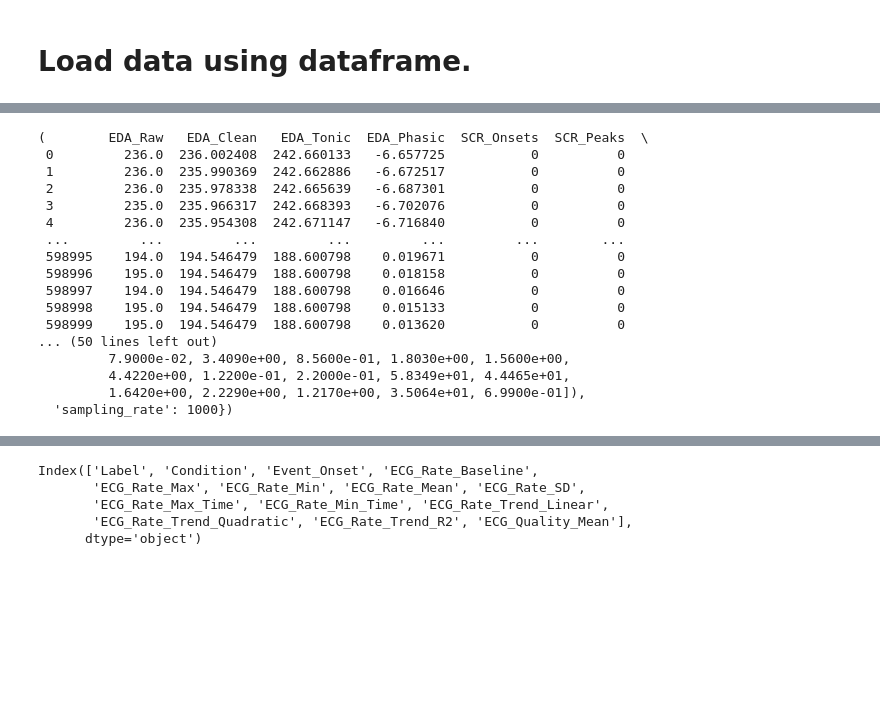
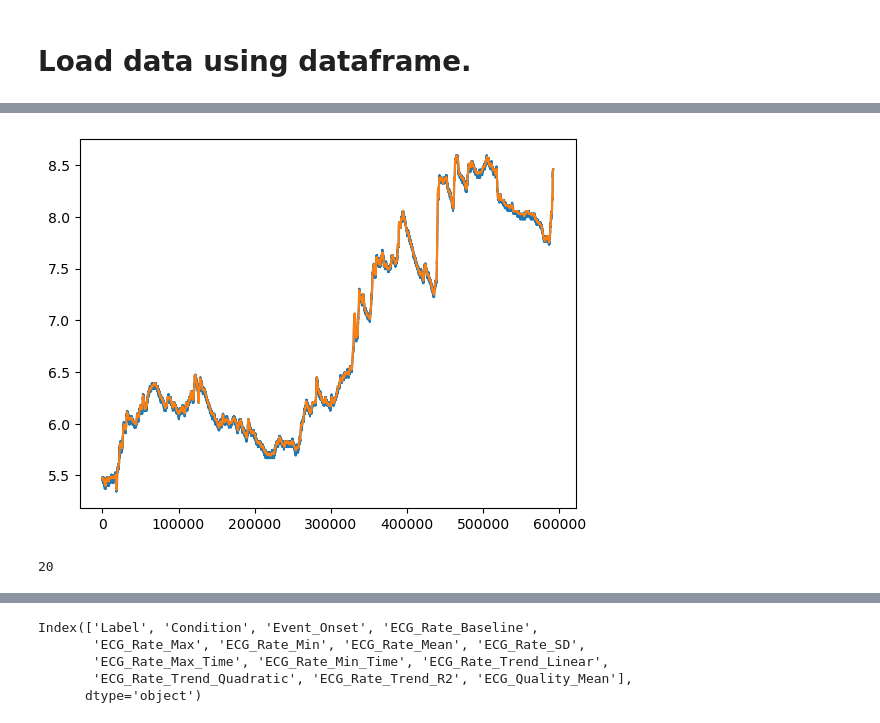
Before and after one commit to Daniel-Agostinho/Universidade_Verao_24, a Jupyter notebook: visualization.ipynb, the cells around one changed output, grey strips where cells are left out. Saved outputs shown, nothing was run; the diff lists cells and outputs as text; code cells hidden in the pictures; blank space fills up the shorter version.

```diff
--- a/visualization.ipynb
+++ b/visualization.ipynb
@@ -119,26 +143,36 @@ averages
 # %%
-import neurokit2 as nk
+
+# Load data from file
+eda = data['EDA']
 
 # compute the EDA features
-eda_features = nk.eda_process(data['EDA'], sampling_rate=1000)
-
-# display the features
-eda_features
+eda_features = nk.eda_process(eda, sampling_rate=1000)
-# %% [output]
-(        EDA_Raw   EDA_Clean   EDA_Tonic  EDA_Phasic  SCR_Onsets  SCR_Peaks  \
- 0         236.0  236.002408  242.660133   -6.657725           0          0
- 1         236.0  235.990369  242.662886   -6.672517           0          0
- 2         236.0  235.978338  242.665639   -6.687301           0          0
- 3         235.0  235.966317  242.668393   -6.702076           0          0
- 4         236.0  235.954308  242.671147   -6.716840           0          0
- ...         ...         ...         ...         ...         ...        ...
- 598995    194.0  194.546479  188.600798    0.019671           0          0
- 598996    195.0  194.546479  188.600798    0.018158           0          0
- 598997    194.0  194.546479  188.600798    0.016646           0          0
- 598998    195.0  194.546479  188.600798    0.015133           0          0
- 598999    195.0  194.546479  188.600798    0.013620           0          0
-... (50 lines left out)
-         7.9000e-02, 3.4090e+00, 8.5600e-01, 1.8030e+00, 1.5600e+00,
-         4.4220e+00, 1.2200e-01, 2.2000e-01, 5.8349e+01, 4.4465e+01,
-         1.6420e+00, 2.2290e+00, 1.2170e+00, 3.5064e+01, 6.9900e-01]),
-  'sampling_rate': 1000})
+# %%
+eda_features[0]['EDA_Raw'].plot()
+eda_features[0]['EDA_Clean'].plot()
+plt.show()
+# %% [output]
+[figure, added]
+# %%
+
+
+# Segment data using column trigger
+
+# find the indices where the trigger is 1 or 0
+triggers = (data['Trigger'] == 1) | (data['Trigger'] == 0)
+indices = np.where(triggers)[0]
+
+# Epoch size in samples
+
+preSize= 4*fs
+posSize= 16*fs
+
+# Segment the data into Epochs
+epochs = []
+for i in range(len(indices)):
+    epochs.append(eda_features[0].iloc[indices[i]-preSize:indices[i]+posSize])
+
+num_epochs = len(epochs)
+print(num_epochs)
+# %% [output]
+20
```
Also changed, not shown: parts of 29 cells of this notebook.
